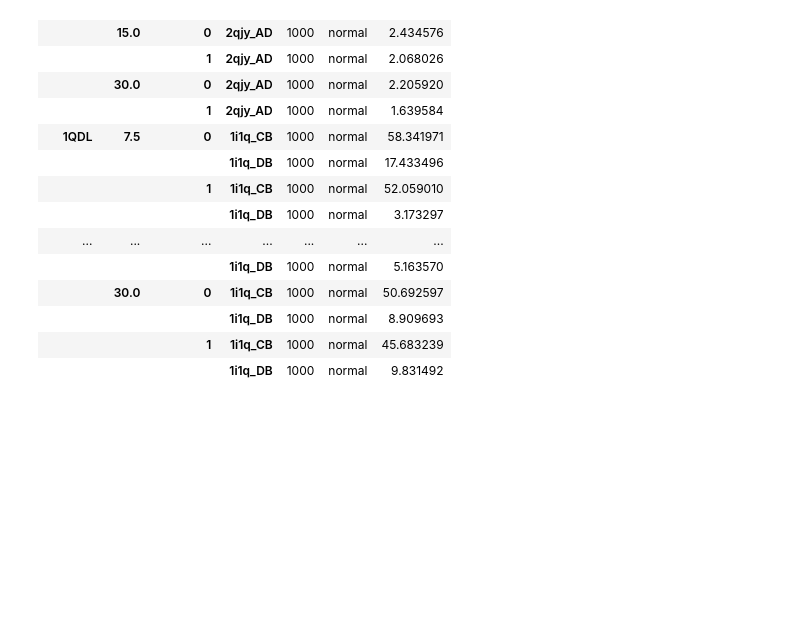
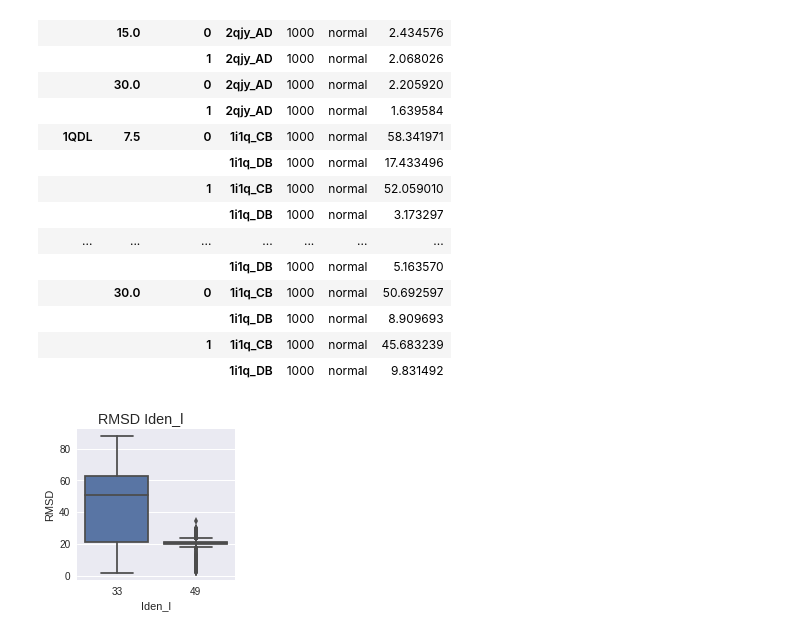
Before and after one commit to kdeazevedo/SWING, a Jupyter notebook: Analysis/Analyse.ipynb, the cells around one changed output. Cells and saved outputs as stored; diff of their text form; code cells hidden in the pictures; blank space fills up the shorter version.

Commit message:
Analyse

```diff
--- a/Analysis/Analyse.ipynb
+++ b/Analysis/Analyse.ipynb
@@ -17,0 +9,3 @@ os.chdir('../')
+# %%
+iden = json.load(open("Indentity.json"))
+iden
@@ -20,7 +19,7 @@ os.chdir('../')
 
 Graphic presentation using `seaborn`
 # %%
-df = pd.read_csv('Analysis/Results/analyse_result.txt',sep='\t')
+df = pd.read_csv('Results/analyse_result.txt',sep='\t')
 # %%
 df
 # %% [output]
@@ -42,3 +41,9 @@ df
 | 16557 | 1000 | 1PPJ_CP | 7.5 | 2qjy_AD | normal | 1 | 37.076056 |
 | 16558 | 1000 | 1PPJ_CP | 7.5 | 2qjy_AD | normal | 1 | 34.998138 |
 16559 rows × 7 columns
+# %%
+df['Iden_min'] = list(map(lambda t: min(iden[t]['idn_l'],iden[t]['idn_r']),df['Inter']))
+df['Iden_l'] = list(map(lambda t: iden[t]['idn_l'],df['Inter']))
+df['Iden_r'] = list(map(lambda t: iden[t]['idn_r'],df['Inter']))
+
+df
@@ -86,3 +110,14 @@ df.groupby(['Cpx','Angle','Minimizer','Inter']).min()
 |  |  |  | 1i1q_DB | 1000 | normal | 8.909693 |
 |  |  | 1 | 1i1q_CB | 1000 | normal | 45.683239 |
 |  |  |  | 1i1q_DB | 1000 | normal | 9.831492 |
+# %%
+# Plot according to identity'
+IDN = 'Iden_l' # Iden_r or Iden_min
+g = sns.FacetGrid(df[(df.Minimizer==0)])
+g = g.map(sns.boxplot,IDN,"RMSD")
+plt.subplots_adjust(top=0.9)
+g.fig.suptitle('RMSD {}'.format(IDN))
+g.savefig('Identiy_{}.png'.format(IDN))
+plt.show()
+# %% [output]
+[figure, added]
```
Also changed, not shown: parts of 4 cells of this notebook, 1 other file.
